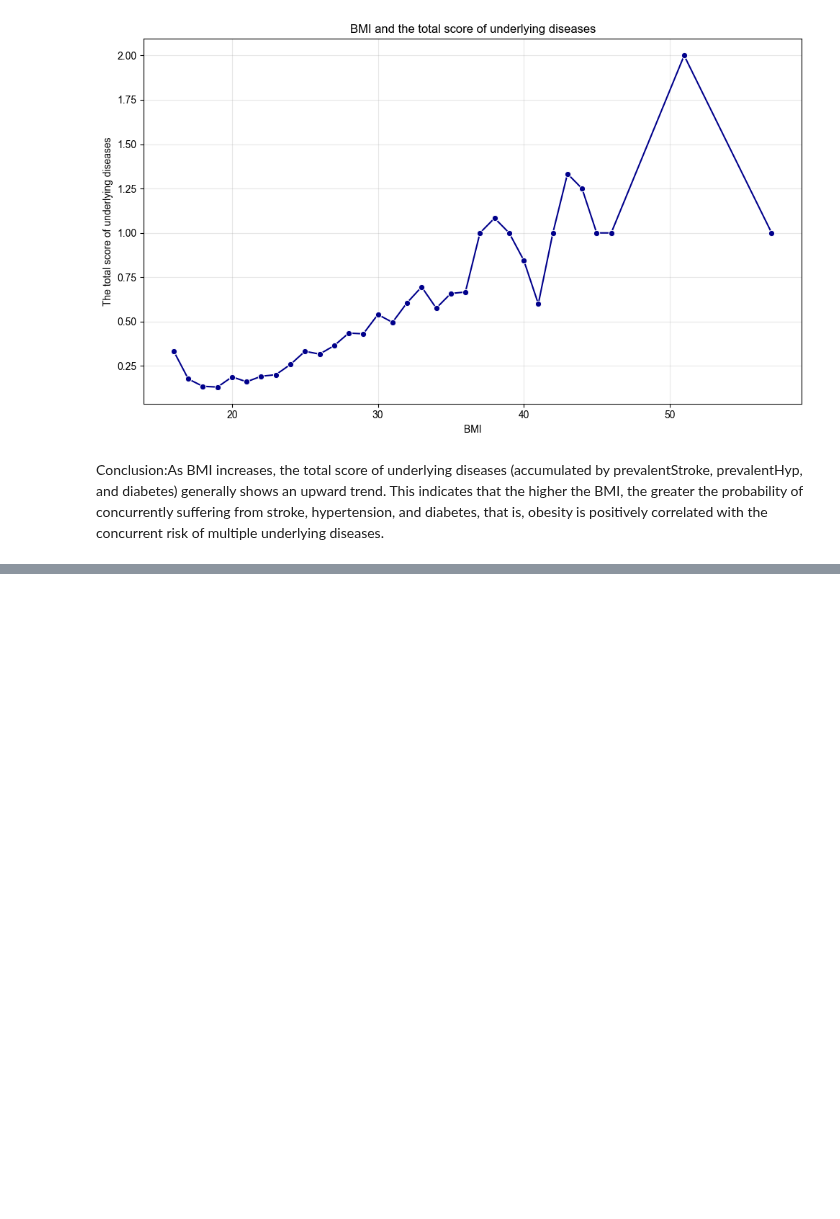
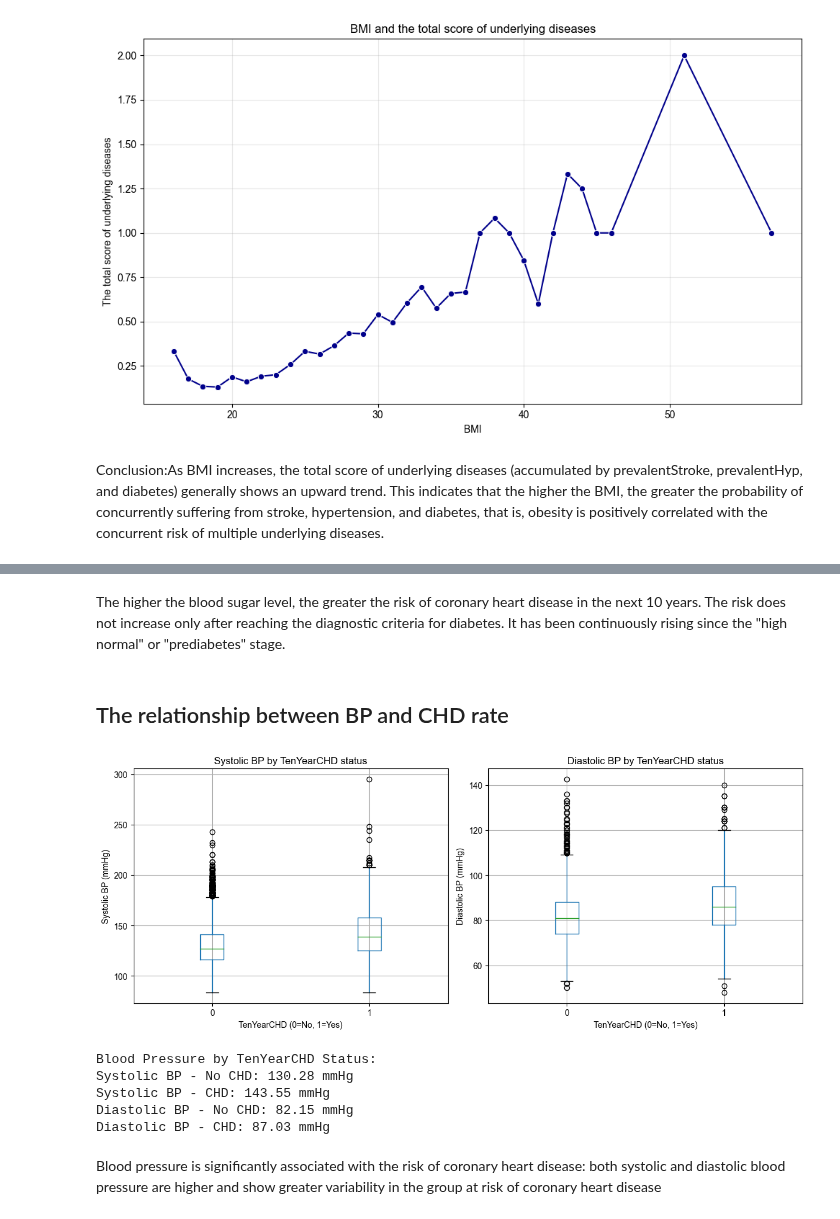
Before and after one commit to xuyihaowwa123/CHD_data_analysis2, a Jupyter notebook: CHD_data_analysis.ipynb, the cells around one changed output, grey strips where cells are left out. Saved outputs shown, nothing was run; the diff lists cells and outputs as text; code cells hidden in the pictures; blank space fills up the shorter version.

```diff
--- a/CHD_data_analysis.ipynb
+++ b/CHD_data_analysis.ipynb
@@ -591,0 +626,39 @@ Conclusion:As BMI increases, the total score of underlying diseases (accumulated
+# %% [markdown]
+The higher the blood sugar level, the greater the risk of coronary heart disease in the next 10 years. The risk does not increase only after reaching the diagnostic criteria for diabetes. It has been continuously rising since the "high normal" or "prediabetes" stage.
+# %% [markdown]
+## The relationship between BP and CHD rate
+# %%
+
+fig, (ax1, ax2) = plt.subplots(1, 2, figsize=(12, 5))
+
+# Systolic BP
+df_filled.boxplot(column='sysBP', by='TenYearCHD', ax=ax1)
+ax1.set_title('Systolic BP by TenYearCHD status')
+ax1.set_xlabel('TenYearCHD (0=No, 1=Yes)')
+ax1.set_ylabel('Systolic BP (mmHg)')
+
+# Diastolic BP
+df_filled.boxplot(column='diaBP', by='TenYearCHD', ax=ax2)
+ax2.set_title('Diastolic BP by TenYearCHD status')
+ax2.set_xlabel('TenYearCHD (0=No, 1=Yes)')
+ax2.set_ylabel('Diastolic BP (mmHg)')
+
+plt.suptitle('')
+plt.tight_layout()
+plt.show()
+
+
+print("Blood Pressure by TenYearCHD Status:")
+print(f"Systolic BP - No CHD: {df_filled[df_filled['TenYearCHD'] == 0]['sysBP'].mean():.2f} mmHg")
+print(f"Systolic BP - CHD: {df_filled[df_filled['TenYearCHD'] == 1]['sysBP'].mean():.2f} mmHg")
+print(f"Diastolic BP - No CHD: {df_filled[df_filled['TenYearCHD'] == 0]['diaBP'].mean():.2f} mmHg")
+print(f"Diastolic BP - CHD: {df_filled[df_filled['TenYearCHD'] == 1]['diaBP'].mean():.2f} mmHg")
+# %% [output]
+[figure, added]
+Blood Pressure by TenYearCHD Status:
+Systolic BP - No CHD: 130.28 mmHg
+Systolic BP - CHD: 143.55 mmHg
+Diastolic BP - No CHD: 82.15 mmHg
+Diastolic BP - CHD: 87.03 mmHg
+# %% [markdown]
+ Blood pressure is significantly associated with the risk of coronary heart disease: both systolic and diastolic blood pressure are higher and show greater variability in the group at risk of coronary heart disease
```
Also changed, not shown: parts of 3 cells of this notebook.
